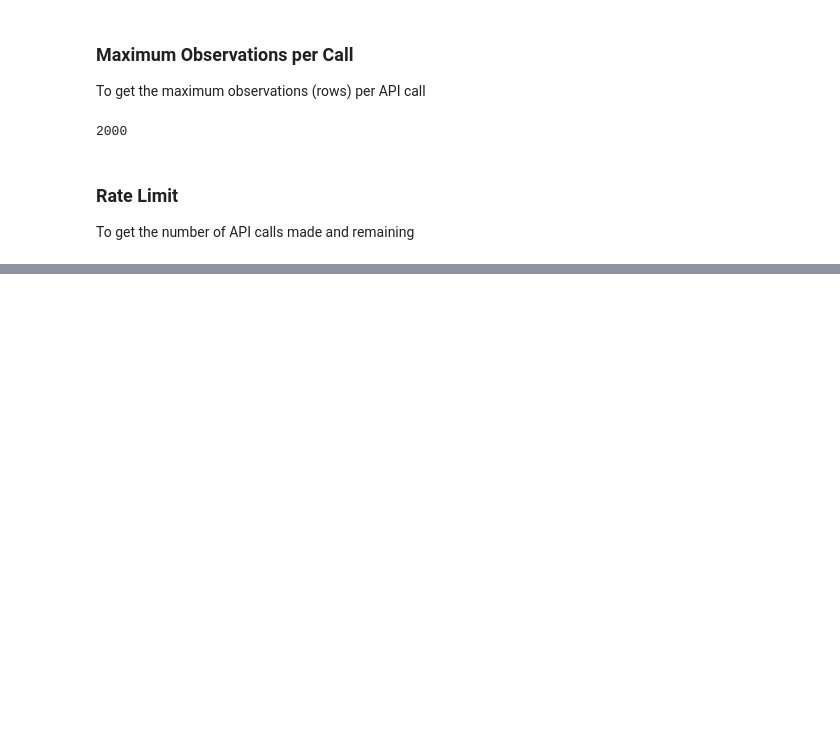
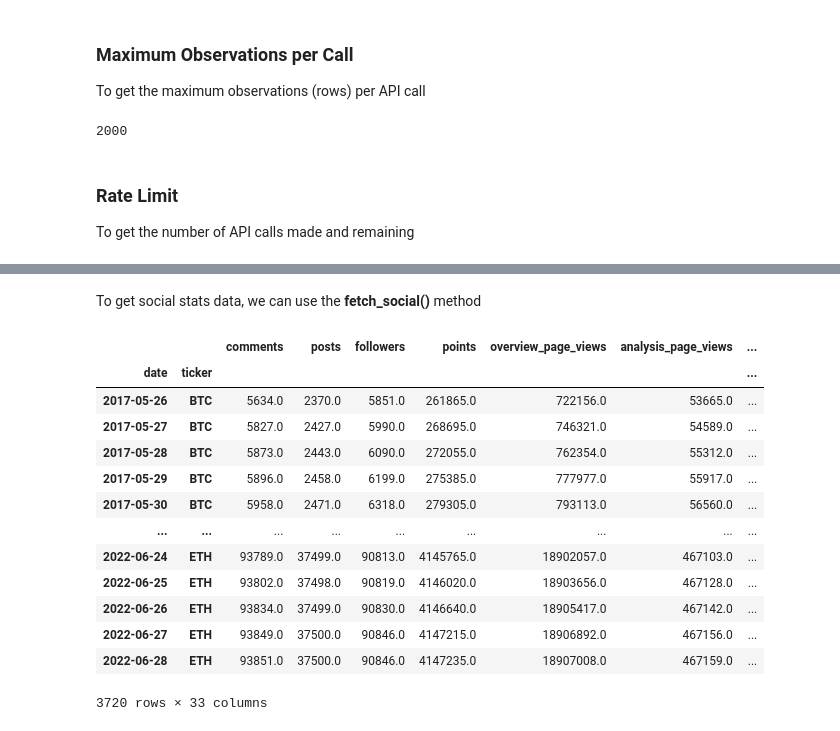
Before and after one commit to systamental/cryptodatapy, a Jupyter notebook: docs/example.ipynb, the cells around one changed output, grey strips where cells are left out. Drawn from its saved outputs; the diff is of its cells as text; code cells hidden in the pictures; blank space fills up the shorter version.

```diff
--- a/docs/example.ipynb
+++ b/docs/example.ipynb
@@ -305,0 +444,19 @@ To get the requested data, we can simply use the **fetch_data()** method with th
+# %% [markdown]
+To get social stats data, we can use the **fetch_social()** method
+# %%
+cc.fetch_social(data_req)
+# %% [output]
+|  |  | comments | posts | followers | points | overview_page_views | analysis_page_views | ... |
+| date | ticker |  |  |  |  |  |  | ... |
+| 2017-05-26 | BTC | 5634.0 | 2370.0 | 5851.0 | 261865.0 | 722156.0 | 53665.0 | ... |
+| 2017-05-27 | BTC | 5827.0 | 2427.0 | 5990.0 | 268695.0 | 746321.0 | 54589.0 | ... |
+| 2017-05-28 | BTC | 5873.0 | 2443.0 | 6090.0 | 272055.0 | 762354.0 | 55312.0 | ... |
+| 2017-05-29 | BTC | 5896.0 | 2458.0 | 6199.0 | 275385.0 | 777977.0 | 55917.0 | ... |
+| 2017-05-30 | BTC | 5958.0 | 2471.0 | 6318.0 | 279305.0 | 793113.0 | 56560.0 | ... |
+| ... | ... | ... | ... | ... | ... | ... | ... | ... |
+| 2022-06-24 | ETH | 93789.0 | 37499.0 | 90813.0 | 4145765.0 | 18902057.0 | 467103.0 | ... |
+| 2022-06-25 | ETH | 93802.0 | 37498.0 | 90819.0 | 4146020.0 | 18903656.0 | 467128.0 | ... |
+| 2022-06-26 | ETH | 93834.0 | 37499.0 | 90830.0 | 4146640.0 | 18905417.0 | 467142.0 | ... |
+| 2022-06-27 | ETH | 93849.0 | 37500.0 | 90846.0 | 4147215.0 | 18906892.0 | 467156.0 | ... |
+| 2022-06-28 | ETH | 93851.0 | 37500.0 | 90846.0 | 4147235.0 | 18907008.0 | 467159.0 | ... |
+3720 rows × 33 columns
```
Also changed, not shown: parts of 30 cells of this notebook.
